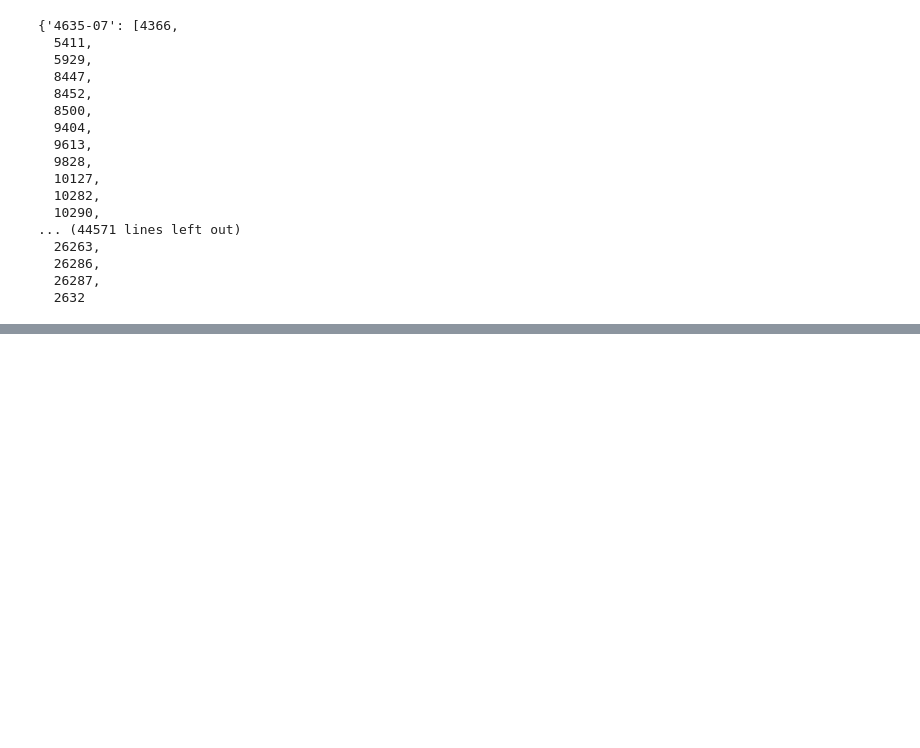
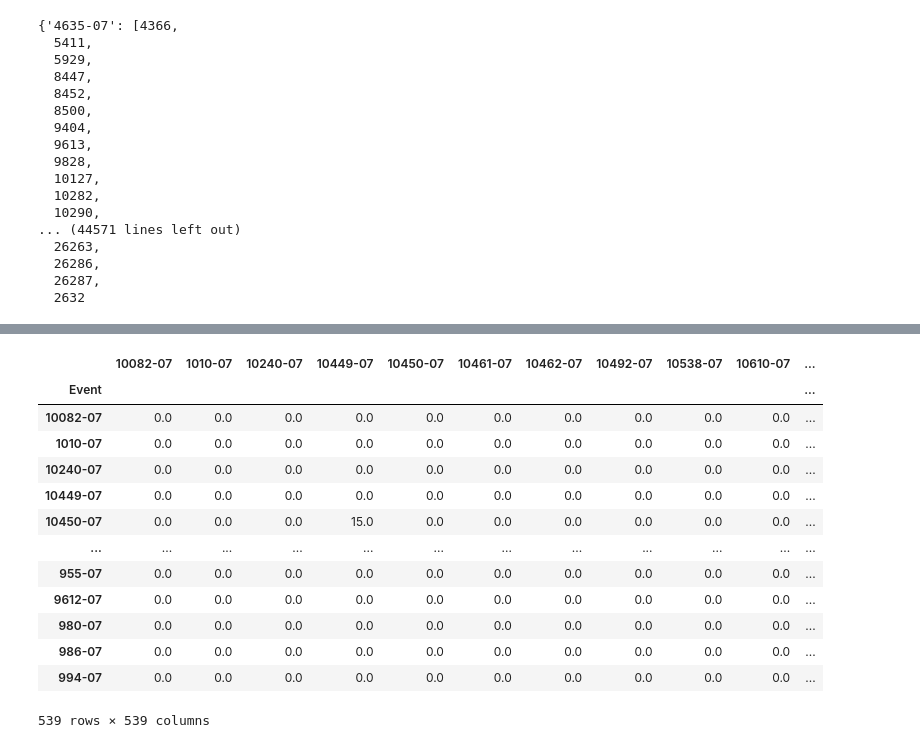
Before and after one commit to Opeka-2201/DO23-Room_Optimizer_DONE, a Jupyter notebook: heuristic.ipynb, the cells around one changed output, grey strips where cells are left out. Cells and saved outputs as stored; diff of their text form; code cells hidden in the pictures; blank space fills up the shorter version.

```diff
--- a/heuristic.ipynb
+++ b/heuristic.ipynb
@@ -191,0 +206,41 @@ flows18
+# %%
+if not os.path.isfile('data/heuristic_data/flows18.csv'):
+    flows18 = get_students_flow(evnt_by_stu18, events18)
+    flows18.to_csv('data/heuristic_data/flows18.csv')
+else:
+    flows18 = pd.read_csv('data/heuristic_data/flows18.csv', index_col=0)
+
+if not os.path.isfile('data/heuristic_data/flows19.csv'):
+    flows19 = get_students_flow(evnt_by_stu19, events19)
+    flows19.to_csv('data/heuristic_data/flows19.csv')
+else:
+    flows19 = pd.read_csv('data/heuristic_data/flows19.csv', index_col=0)
+
+if not os.path.isfile('data/heuristic_data/flows20.csv'):
+    flows20 = get_students_flow(evnt_by_stu20, events20)
+    flows20.to_csv('data/heuristic_data/flows20.csv')
+else:
+    flows20 = pd.read_csv('data/heuristic_data/flows20.csv', index_col=0)
+
+if not os.path.isfile('data/heuristic_data/flows21.csv'):
+    flows21 = get_students_flow(evnt_by_stu21, events21)
+    flows21.to_csv('data/heuristic_data/flows21.csv')
+else:
+    flows21 = pd.read_csv('data/heuristic_data/flows21.csv', index_col=0)
+
+flows21
+# %% [output]
+|  | 10082-07 | 1010-07 | 10240-07 | 10449-07 | 10450-07 | 10461-07 | 10462-07 | 10492-07 | 10538-07 | 10610-07 | ... |
+| Event |  |  |  |  |  |  |  |  |  |  | ... |
+| 10082-07 | 0.0 | 0.0 | 0.0 | 0.0 | 0.0 | 0.0 | 0.0 | 0.0 | 0.0 | 0.0 | ... |
+| 1010-07 | 0.0 | 0.0 | 0.0 | 0.0 | 0.0 | 0.0 | 0.0 | 0.0 | 0.0 | 0.0 | ... |
+| 10240-07 | 0.0 | 0.0 | 0.0 | 0.0 | 0.0 | 0.0 | 0.0 | 0.0 | 0.0 | 0.0 | ... |
+| 10449-07 | 0.0 | 0.0 | 0.0 | 0.0 | 0.0 | 0.0 | 0.0 | 0.0 | 0.0 | 0.0 | ... |
+| 10450-07 | 0.0 | 0.0 | 0.0 | 15.0 | 0.0 | 0.0 | 0.0 | 0.0 | 0.0 | 0.0 | ... |
+| ... | ... | ... | ... | ... | ... | ... | ... | ... | ... | ... | ... |
+| 955-07 | 0.0 | 0.0 | 0.0 | 0.0 | 0.0 | 0.0 | 0.0 | 0.0 | 0.0 | 0.0 | ... |
+| 9612-07 | 0.0 | 0.0 | 0.0 | 0.0 | 0.0 | 0.0 | 0.0 | 0.0 | 0.0 | 0.0 | ... |
+| 980-07 | 0.0 | 0.0 | 0.0 | 0.0 | 0.0 | 0.0 | 0.0 | 0.0 | 0.0 | 0.0 | ... |
+| 986-07 | 0.0 | 0.0 | 0.0 | 0.0 | 0.0 | 0.0 | 0.0 | 0.0 | 0.0 | 0.0 | ... |
+| 994-07 | 0.0 | 0.0 | 0.0 | 0.0 | 0.0 | 0.0 | 0.0 | 0.0 | 0.0 | 0.0 | ... |
+539 rows × 539 columns
```
Also changed, not shown: parts of 28 cells of this notebook, 38 other files.
